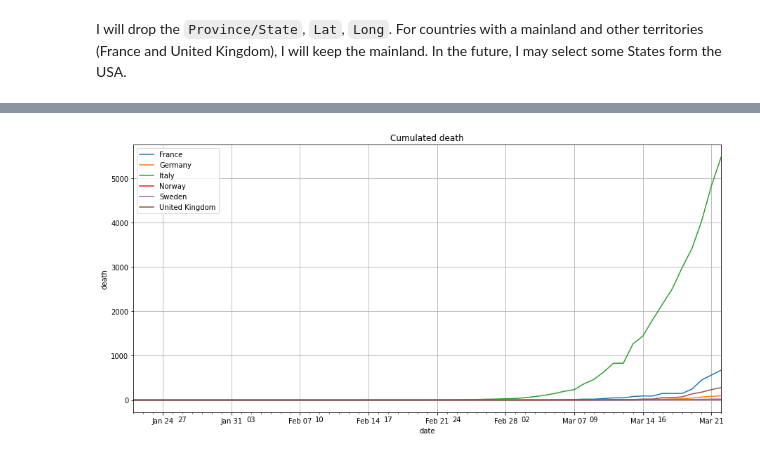
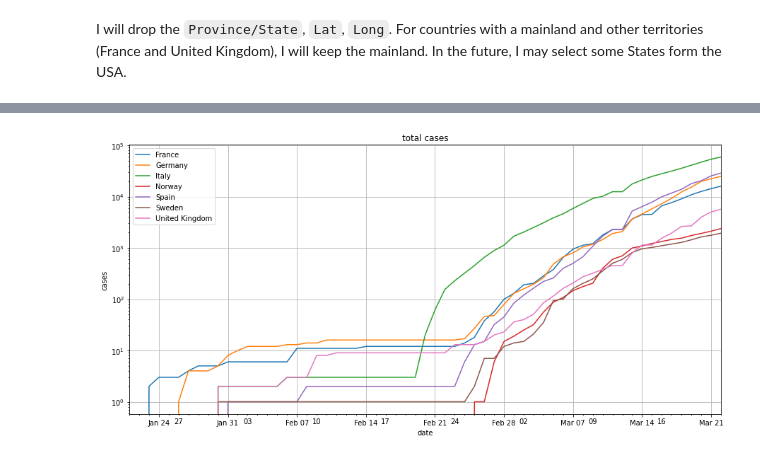
Before and after one commit to sofglide/kaggle-covid19-global-forecasting-week-1, a Jupyter notebook: notebooks/data_exploration.ipynb, the cells around one changed output, grey strips where cells are left out. Cells and saved outputs as stored; diff of their text form; code cells hidden in the pictures.

```diff
--- a/notebooks/data_exploration.ipynb
+++ b/notebooks/data_exploration.ipynb
@@ -50,7 +53,7 @@ data_train.sample(10)
 I will drop the `Province/State`, `Lat`, `Long`.
 For countries with a mainland and other territories (France and United Kingdom), I will keep the mainland. In the future, I may select some States form the USA.
 # %%
-rename_dict = {'Province/State': 'state', 'Country/Region': 'country', 'ConfirmedCases': 'cases', 'Fatalities': 'death'}
+rename_dict = {'Province/State': 'state', 'Country/Region': 'country', 'ConfirmedCases': 'cases', 'Fatalities': 'deaths'}
 data_train = data_train.rename(columns=rename_dict).rename(columns=lambda x: x.lower())
 
 data_train.columns
@@ -59,8 +62,8 @@ Index(['id', 'state', 'country', 'lat', 'long', 'date', 'cases', 'death'], dtype
 # %%
-country_list = ['France', 'Italy', 'Germany', 'Sweden', 'United Kingdom', 'Norway']
+country_list = ['France', 'Italy', 'Germany', 'Sweden', 'United Kingdom', 'Norway', 'Spain']
 
 data = data_train.loc[data_train.country.isin(country_list) & ((data_train.country == data_train.state) | data_train.state.isna())]
 # %%
-data = data.loc[:, ['country', 'date', 'cases', 'death']]
+data = data.loc[:, ['country', 'date', 'cases', 'deaths']]
 # %%
 data = data.set_index('date')
@@ -88,14 +70,4 @@ ax.xaxis.set_major_formatter(mdates.DateFormatter('%b %d'))
-# %%
-# plot data
-fig, ax = plt.subplots(figsize=(15,7))
-
-y_data = 'death'
-data.groupby('country')[y_data].plot(kind='line', legend=True, grid=True, title='Cumulated death', ax=ax)
-ax.set(ylabel=y_data)
-#set ticks every week
-ax.xaxis.set_major_locator(mdates.WeekdayLocator())
-#set major ticks format
-ax.xaxis.set_major_formatter(mdates.DateFormatter('%b %d'))
-# plt.show()
-# %% [output]
-[figure, removed]
+# %%
+plot_by_country(data, 'cases', 'total cases', logy=True)
+# %% [output]
+[figure, added]
```
Also changed, not shown: parts of 23 cells of this notebook, 3 other files.
